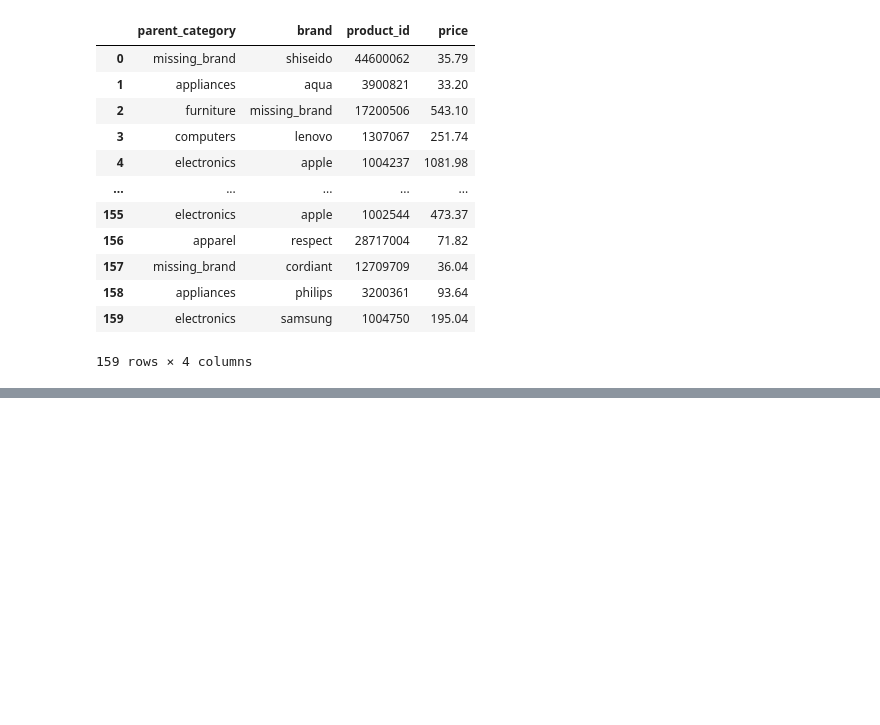
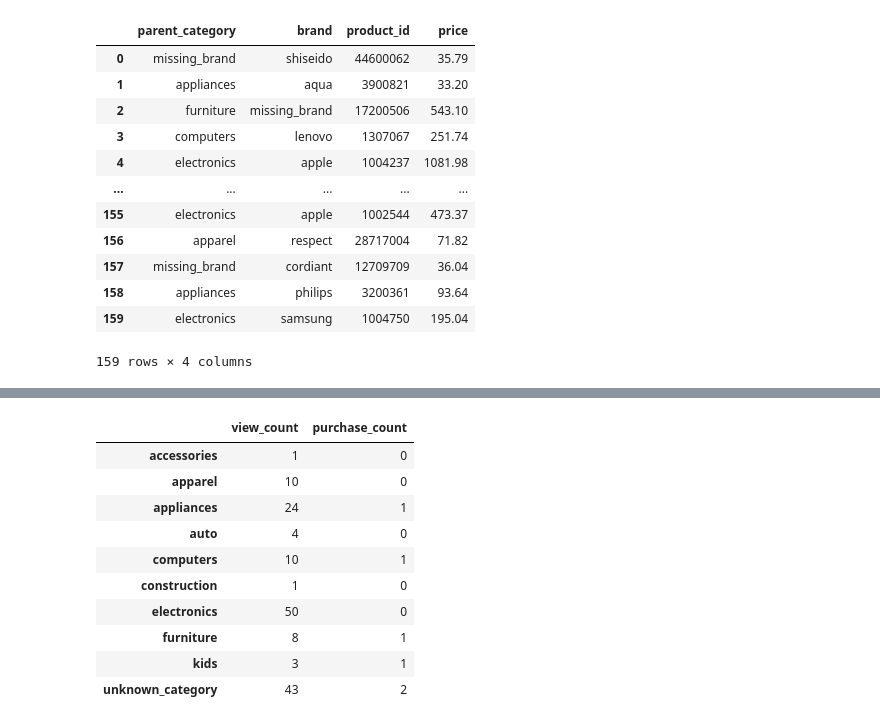
Before and after one commit to ADM-Homework-2/Homework_2, a Jupyter notebook: Main.ipynb, the cells around one changed output, grey strips where cells are left out. Saved outputs shown, nothing was run; the diff lists cells and outputs as text; code cells hidden in the pictures; blank space fills up the shorter version.

```diff
--- a/Main.ipynb
+++ b/Main.ipynb
@@ -495,0 +495,14 @@ test[(test.parent_category == 'apparel') & (test.brand == 'baden')]
+# %%
+pd.concat([view, purchase], axis=1).fillna(0)
+# %% [output]
+|  | view_count | purchase_count |
+| accessories | 1 | 0 |
+| apparel | 10 | 0 |
+| appliances | 24 | 1 |
+| auto | 4 | 0 |
+| computers | 10 | 1 |
+| construction | 1 | 0 |
+| electronics | 50 | 0 |
+| furniture | 8 | 1 |
+| kids | 3 | 1 |
+| unknown_category | 43 | 2 |
```
Also changed, not shown: parts of 16 cells of this notebook, 5 other files.
